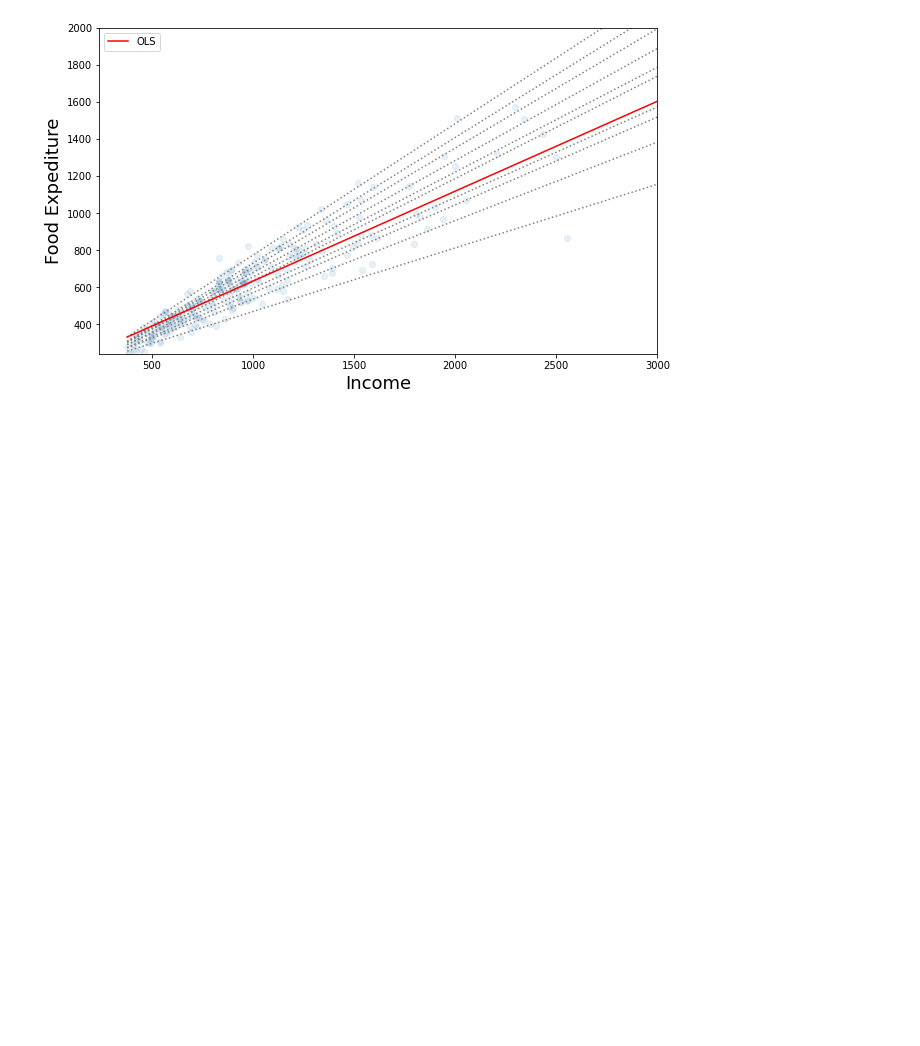
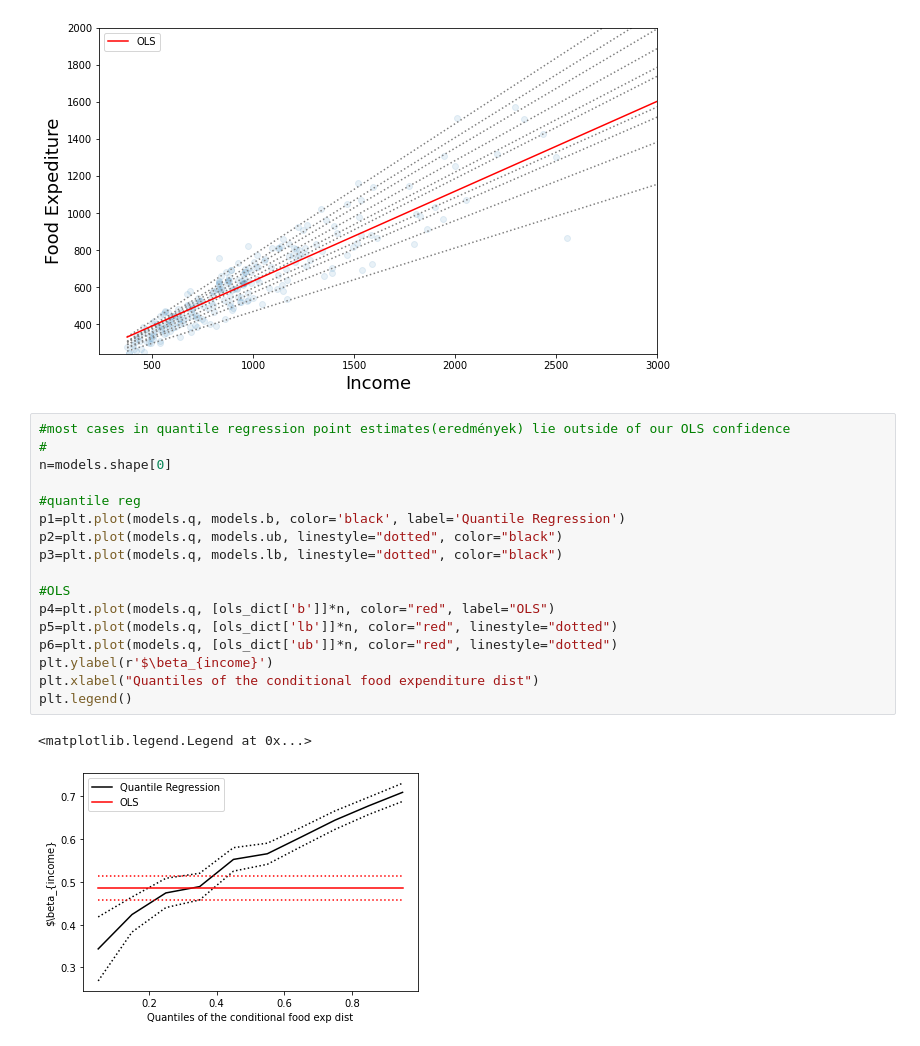
Before and after one commit to vbanai/Linear_and_Logistic_Regression_Projects, a Jupyter notebook: Tabular_playground_2021_linear_regression.ipynb, the cells around one changed output. Cells and saved outputs as stored; diff of their text form; blank space fills up the shorter version.

```diff
--- a/Tabular_playground_2021_linear_regression.ipynb
+++ b/Tabular_playground_2021_linear_regression.ipynb
@@ -1554,3 +1554,23 @@ ax.set_ylabel('Food Expediture', fontsize=18)
 # %% [output]
 Text(0, 0.5, 'Food Expediture')
 [figure]
+# %%
+#most cases in quantile regression point estimates(eredmények) lie outside of our OLS confidence
+#
+n=models.shape[0]
+
+#quantile reg
+p1=plt.plot(models.q, models.b, color='black', label='Quantile Regression')
+p2=plt.plot(models.q, models.ub, linestyle="dotted", color="black")
+p3=plt.plot(models.q, models.lb, linestyle="dotted", color="black")
+
+#OLS
+p4=plt.plot(models.q, [ols_dict['b']]*n, color="red", label="OLS")
+p5=plt.plot(models.q, [ols_dict['lb']]*n, color="red", linestyle="dotted")
+p6=plt.plot(models.q, [ols_dict['ub']]*n, color="red", linestyle="dotted")
+plt.ylabel(r'$\beta_{income}')
+plt.xlabel("Quantiles of the conditional food expenditure dist")
+plt.legend()
+# %% [output]
+<matplotlib.legend.Legend at 0x...>
+[figure, added]
```
